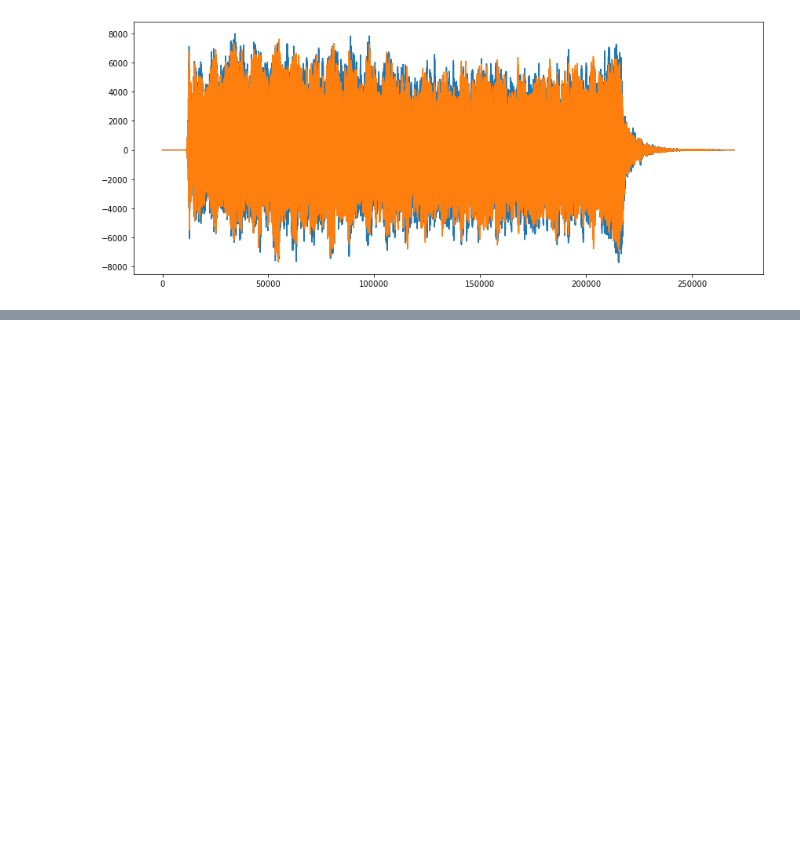
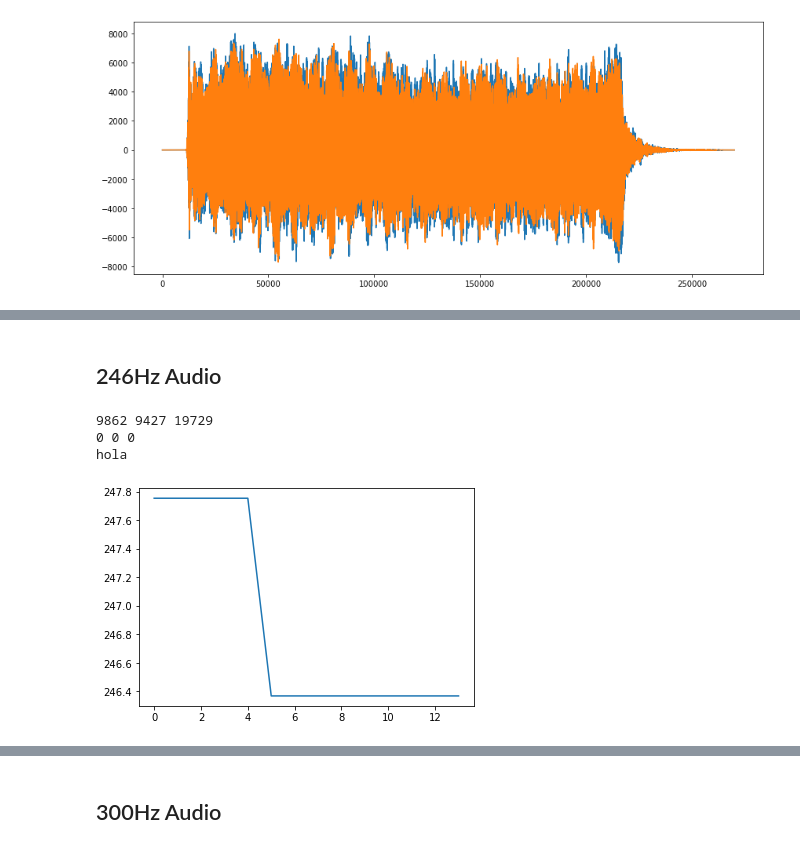
Before and after one commit to scheinpablo/vp_pitch_tracking, a Jupyter notebook: autocorr_test.ipynb, the cells around one changed output, grey strips where cells are left out. Drawn from its saved outputs; the diff is of its cells as text; code cells hidden in the pictures; blank space fills up the shorter version.

```diff
--- a/autocorr_test.ipynb
+++ b/autocorr_test.ipynb
@@ -222,0 +250,35 @@ plt.show()
+# %% [markdown]
+## 246Hz Audio
+# %%
+sample_rate, data = wavfile.read("assets/246.9Hz.wav")
+data = data.astype(np.float64)
+min_freq = 20
+max_freq = 500
+window_size = int(sample_rate // min_freq * 1.2)
+
+min_bound = sample_rate // max_freq
+max_bound = sample_rate // min_freq
+bounds = [min_bound, max_bound]
+# %%
+%%time
+pitches = []
+clear_cache_dicts()
+e = 0
+for i in range((data.shape[0]-bounds[1]) // (window_size+3)):
+    p, e = detect_pitch_cmndf_cache(
+            data[:,0],
+            window_size,
+            i*window_size,
+            sample_rate,
+            bounds,
+            0.2,
+            e
+        )
+    pitches.append(p)
+plt.plot(pitches)
+plt.show()
+# %% [output]
+9862 9427 19729
+0 0 0
+hola
+[figure, added]
@@ -222,0 +286,2 @@ plt.show()
+# %% [markdown]
+## 300Hz Audio
```
Also changed, not shown: parts of 26 cells of this notebook.
